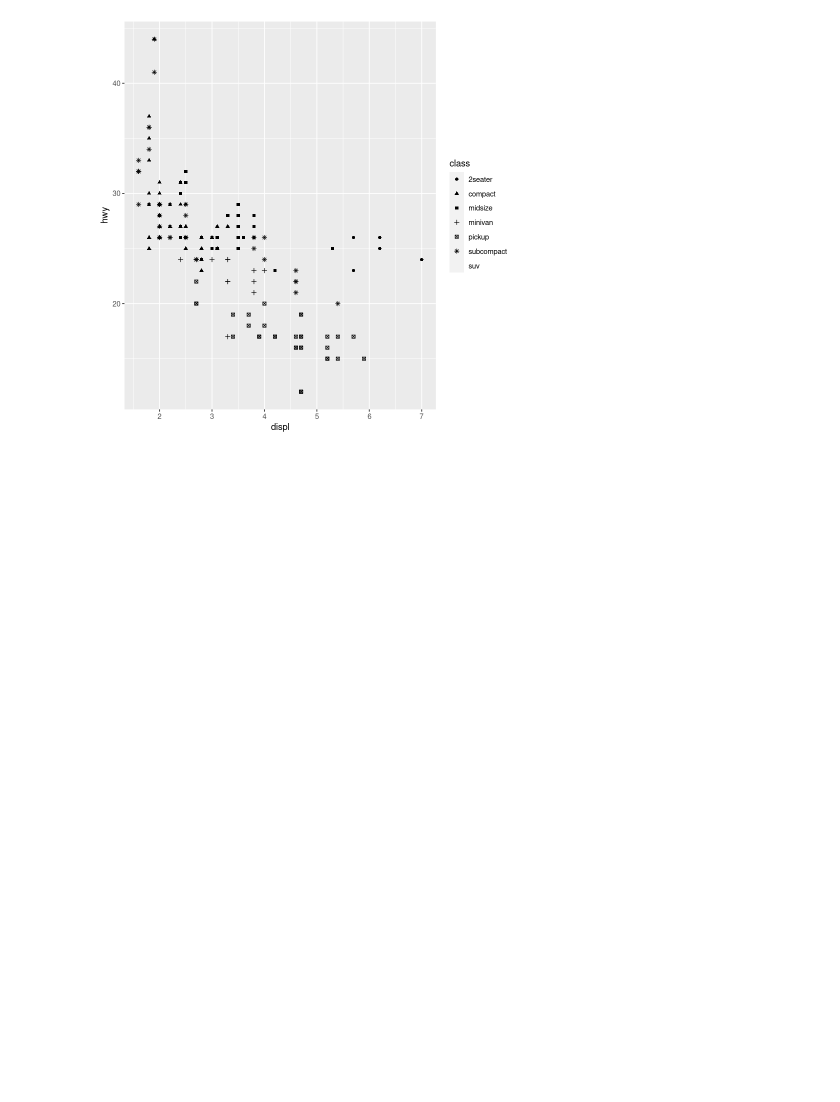
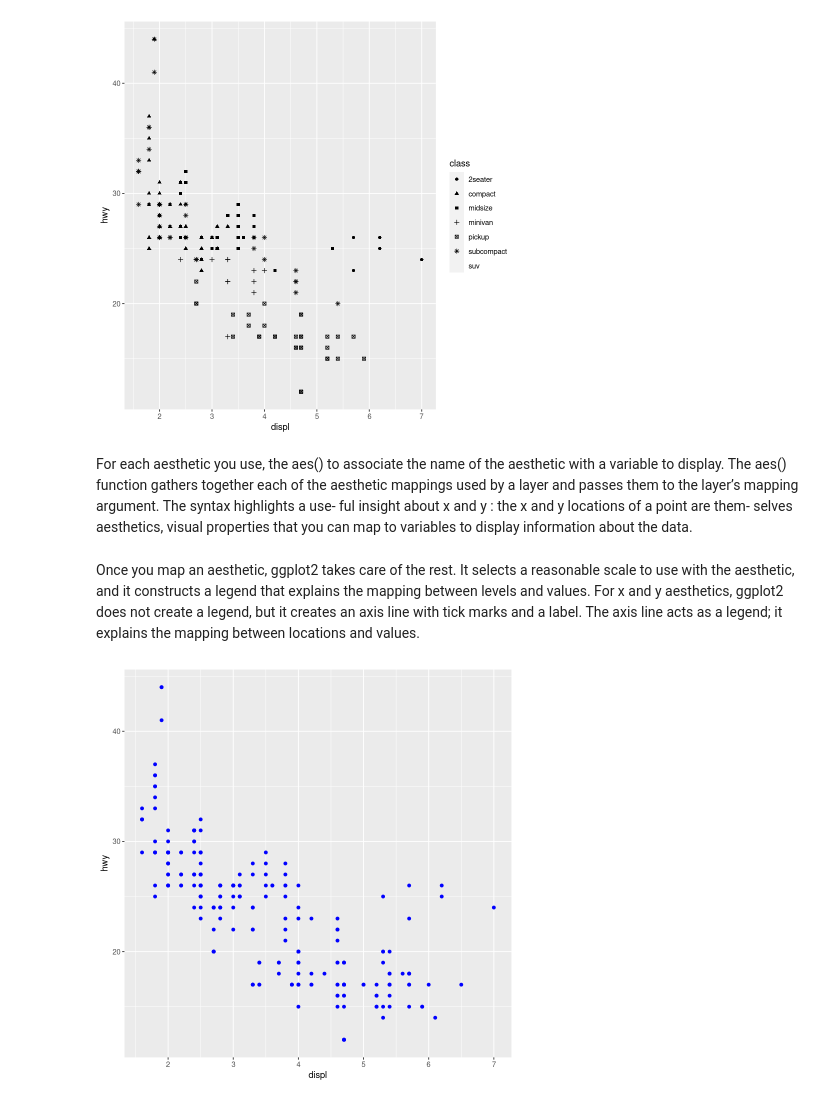
Before and after one commit to cmarsa/r4ds, a Jupyter notebook: 01_data_vis_with_ggplot2.ipynb, the cells around one changed output. Saved outputs shown, nothing was run; the diff lists cells and outputs as text; code cells hidden in the pictures; blank space fills up the shorter version.

```diff
--- a/01_data_vis_with_ggplot2.ipynb
+++ b/01_data_vis_with_ggplot2.ipynb
@@ -141,3 +141,23 @@ specifying shapes manually if you must have them.”
 Warning message:
 “Removed 62 rows containing missing values (geom_point).”
 [figure]
+# %% [markdown]
+For each aesthetic you use, the aes() to associate the name of the
+aesthetic with a variable to display. The aes() function gathers
+together each of the aesthetic mappings used by a layer and passes
+them to the layer’s mapping argument. The syntax highlights a use‐
+ful insight about x and y : the x and y locations of a point are them‐
+selves aesthetics, visual properties that you can map to variables to
+display information about the data.
+# %% [markdown]
+Once you map an aesthetic, ggplot2 takes care of the rest. It selects a
+reasonable scale to use with the aesthetic, and it constructs a legend
+that explains the mapping between levels and values. For x and y
+aesthetics, ggplot2 does not create a legend, but it creates an axis
+line with tick marks and a label. The axis line acts as a legend; it
+explains the mapping between locations and values.
+# %%
+ggplot(data = mpg) +
+    geom_point(mapping = aes(x = displ, y = hwy), color = "blue")
+# %% [output]
+[figure, added]
```
Also changed, not shown: parts of 57 cells of this notebook.
